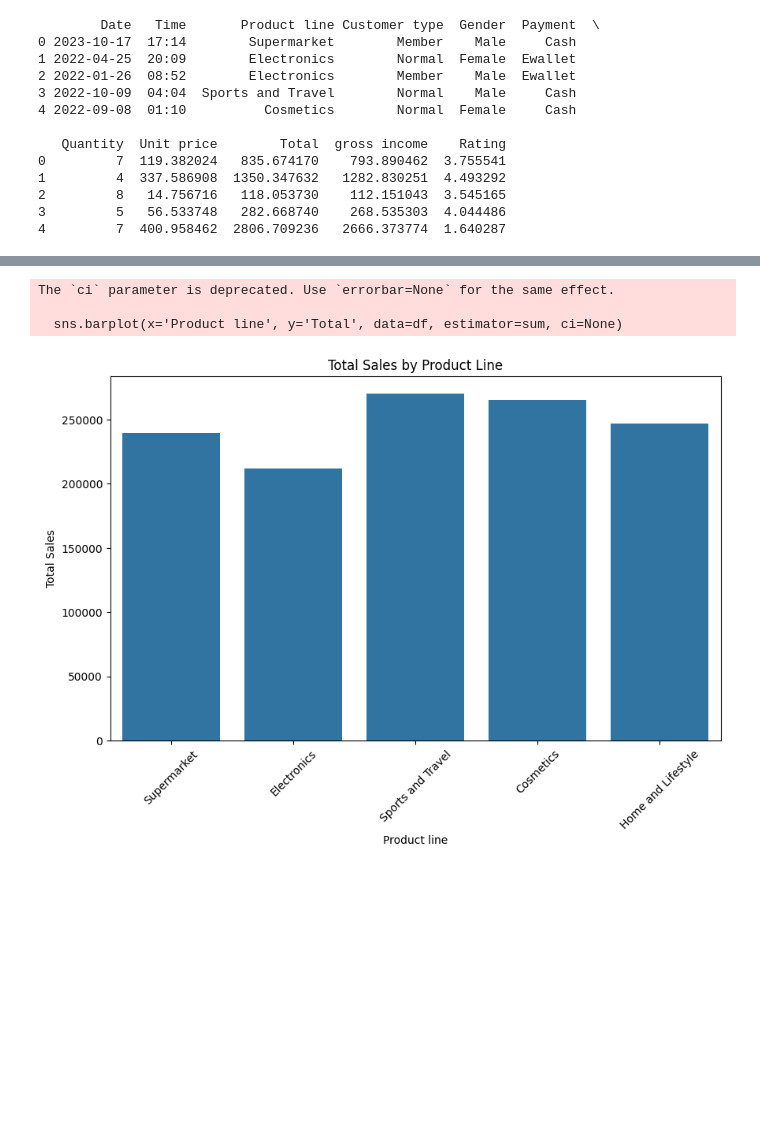
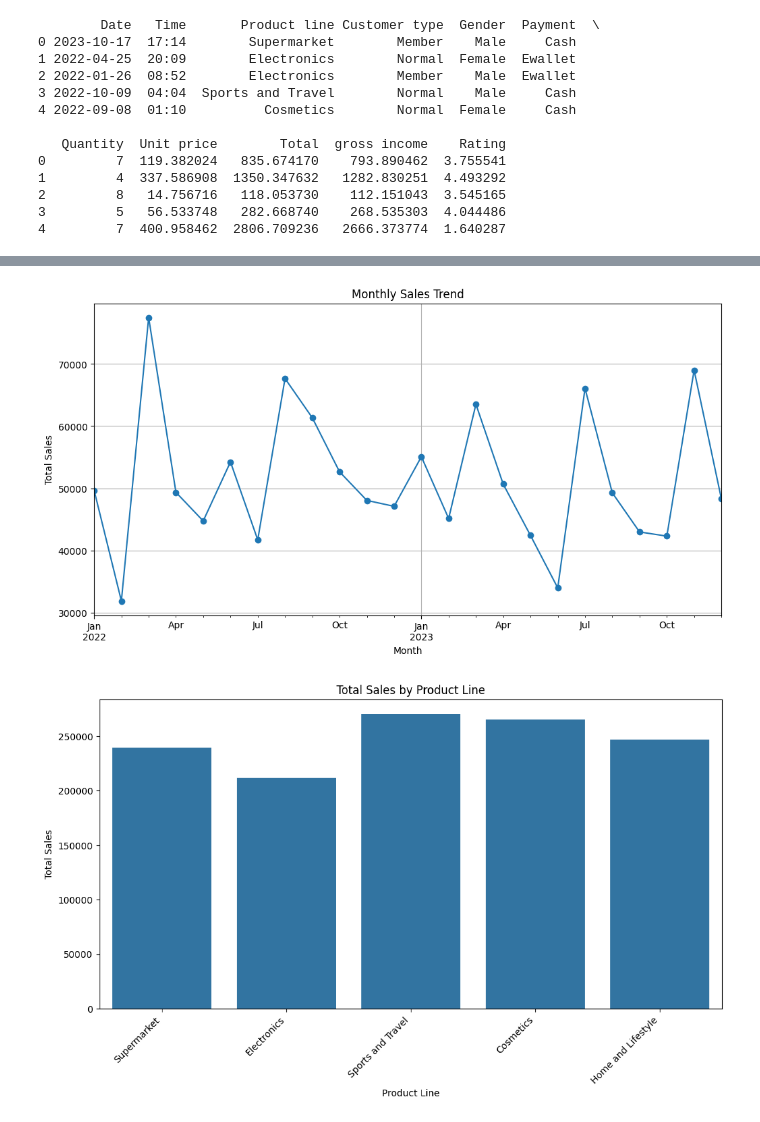
Before and after one commit to dinesh-2k3/APSSDC-KEY-LOGGER-FINAL-PROJECT-, a Jupyter notebook: market_maven_code.ipynb, the cells around one changed output, grey strips where cells are left out. Cells and saved outputs as stored; diff of their text form; code cells hidden in the pictures; blank space fills up the shorter version.

```diff
--- a/market_maven_code.ipynb
+++ b/market_maven_code.ipynb
@@ -81,20 +271,30 @@ from datetime import datetime, timedelta
+# %%
+import matplotlib.pyplot as plt
+import pandas as pd
+
+# Assuming 'Date' is a column in your DataFrame
+df['Date'] = pd.to_datetime(df['Date'])  # Convert to datetime if necessary
+sales_trend = df.groupby(df['Date'].dt.to_period('M'))['Total'].sum()
+
+plt.figure(figsize=(12, 6))
+sales_trend.plot(kind='line', marker='o')
+plt.title('Monthly Sales Trend')
+plt.xlabel('Month')
+plt.ylabel('Total Sales')
+plt.grid(True)
+plt.show()
+# %% [output]
+[figure, added]
 # %%
-import pandas as pd
-import numpy as np
-import random
 import matplotlib.pyplot as plt
-from datetime import datetime, timedelta
-import seaborn as sns # Import the seaborn library
+import seaborn as sns
 
-# Sales Distribution by Product Line
-plt.figure(figsize=(10, 6))
-sns.barplot(x='Product line', y='Total', data=df, estimator=sum, ci=None)
+plt.figure(figsize=(12, 6))
+sns.barplot(x='Product line', y='Total', data=df, estimator=sum, errorbar=None)
 plt.title('Total Sales by Product Line')
-plt.xticks(rotation=45)  # Rotate x-axis labels for better readability
+plt.xlabel('Product Line')
 plt.ylabel('Total Sales')
+plt.xticks(rotation=45, ha='right')  # Rotate x-axis labels for readability
 plt.show()
 # %% [output]
-The `ci` parameter is deprecated. Use `errorbar=None` for the same effect.
-
-  sns.barplot(x='Product line', y='Total', data=df, estimator=sum, ci=None)
-[figure, old version]
+[figure, new version]
```
Also changed, not shown: parts of 24 cells of this notebook.
